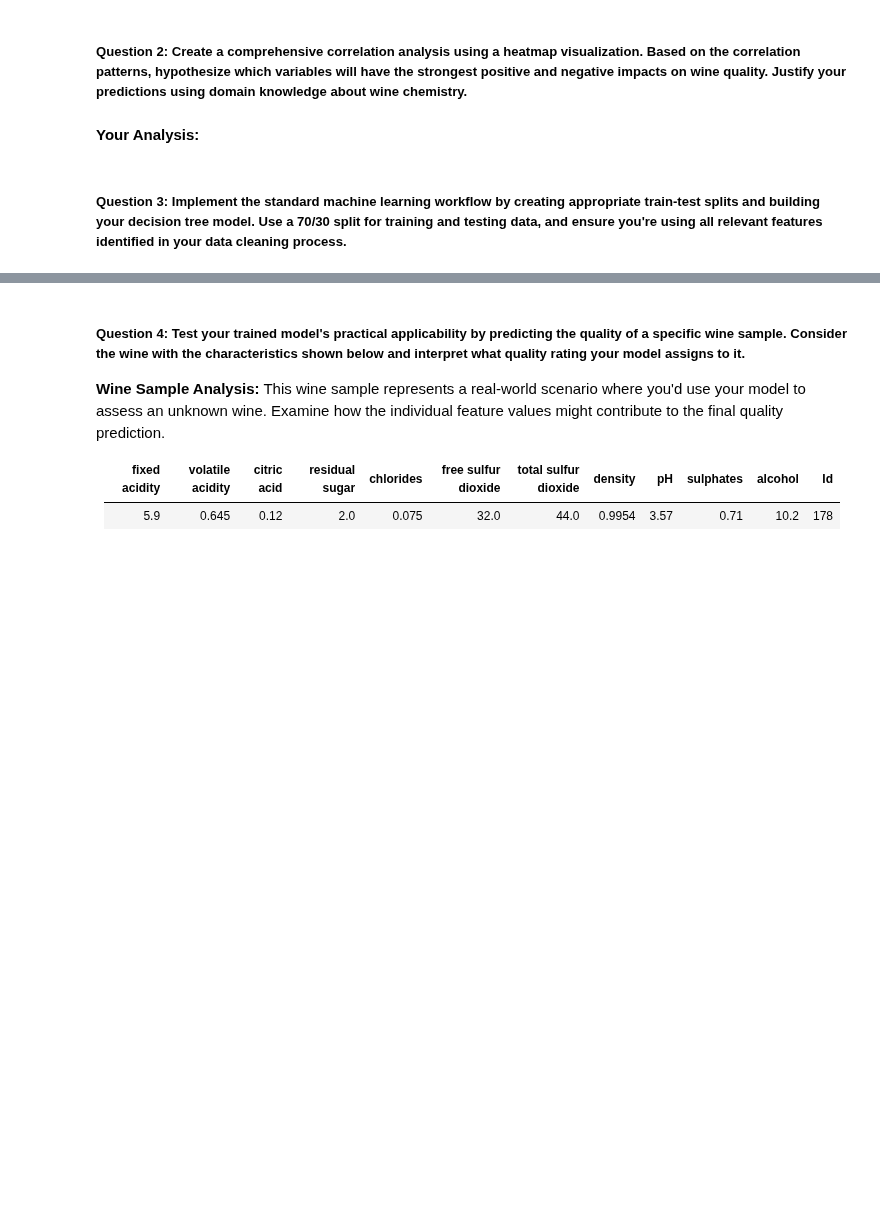
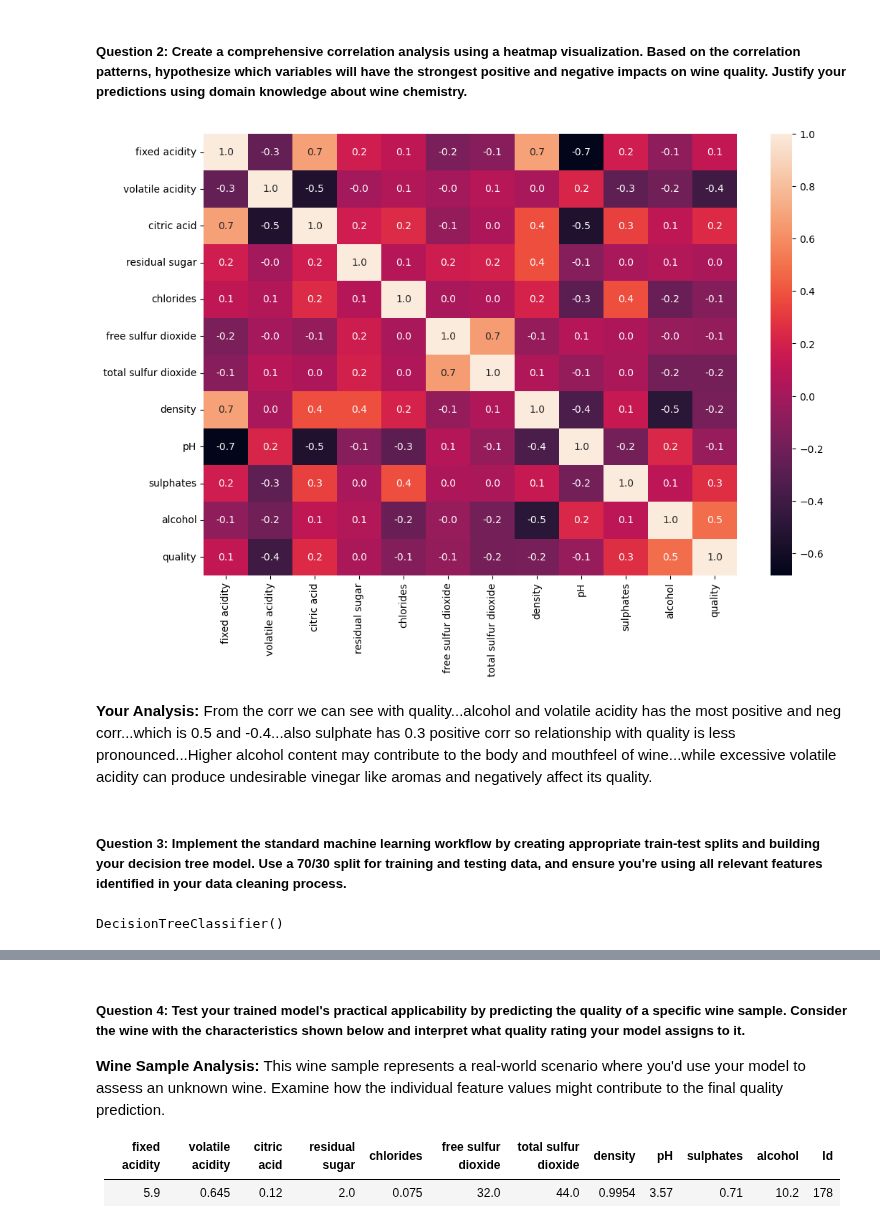
Before and after one commit to SadmanUddin/Machine-Learning-Lab, a Jupyter notebook: Decision tree/DSF 05 - Decision Trees Exercise.ipynb, the cells around one changed output, grey strips where cells are left out. Drawn from its saved outputs; the diff is of its cells as text; code cells hidden in the pictures; blank space fills up the shorter version.

Commit message:
add wine quality prediction model

```diff
--- a/Decision tree/DSF 05 - Decision Trees Exercise.ipynb
+++ b/Decision tree/DSF 05 - Decision Trees Exercise.ipynb
@@ -75,5 +71,5 @@ Before building our decision tree, we need to thoroughly understand our dataset.
 
 Let's start by examining the structure and content of our wine quality dataset. Understanding the features and their potential relationships with quality will guide our modeling approach.
 # %%
-df = pd.read_csv("Wine.csv")
+df = pd.read_csv("/Users/mohammedsadmanuddin/data science fund/Decision tree/Wine.csv")
 df.head()
@@ -85,0 +100,2 @@ df.head()
+# %%
+df=df.drop(columns="Id")
@@ -86,9 +111,15 @@ df.head()
 # %% [markdown]
 ##### Question 2: Create a comprehensive correlation analysis using a heatmap visualization. Based on the correlation patterns, hypothesize which variables will have the strongest positive and negative impacts on wine quality. Justify your predictions using domain knowledge about wine chemistry.
 # %%
-# Your code here
+corr = df.corr()
+plt.figure(figsize=(12,8))
+sns.heatmap(corr,annot=True,fmt="0.1f")
+plt.show()
+# %% [output]
+[figure, added]
 # %% [markdown]
 **Your Analysis:**
+From the corr we can see with quality...alcohol and volatile acidity has the most positive and neg corr...which is 0.5 and -0.4...also sulphate has 0.3 positive corr so relationship with quality is less pronounced...Higher alcohol content may contribute to the body and mouthfeel of wine...while excessive volatile acidity can produce undesirable vinegar like aromas and negatively affect its quality.
 # %% [markdown]
 ##### Question 3: Implement the standard machine learning workflow by creating appropriate train-test splits and building your decision tree model. Use a 70/30 split for training and testing data, and ensure you're using all relevant features identified in your data cleaning process.
 # %%
@@ -95,0 +129,5 @@ df.head()
+# %%
+model = DecisionTreeClassifier()
+model.fit(x_train,y_train)
+# %% [output]
+DecisionTreeClassifier()
```
Also changed, not shown: parts of 33 cells of this notebook.
